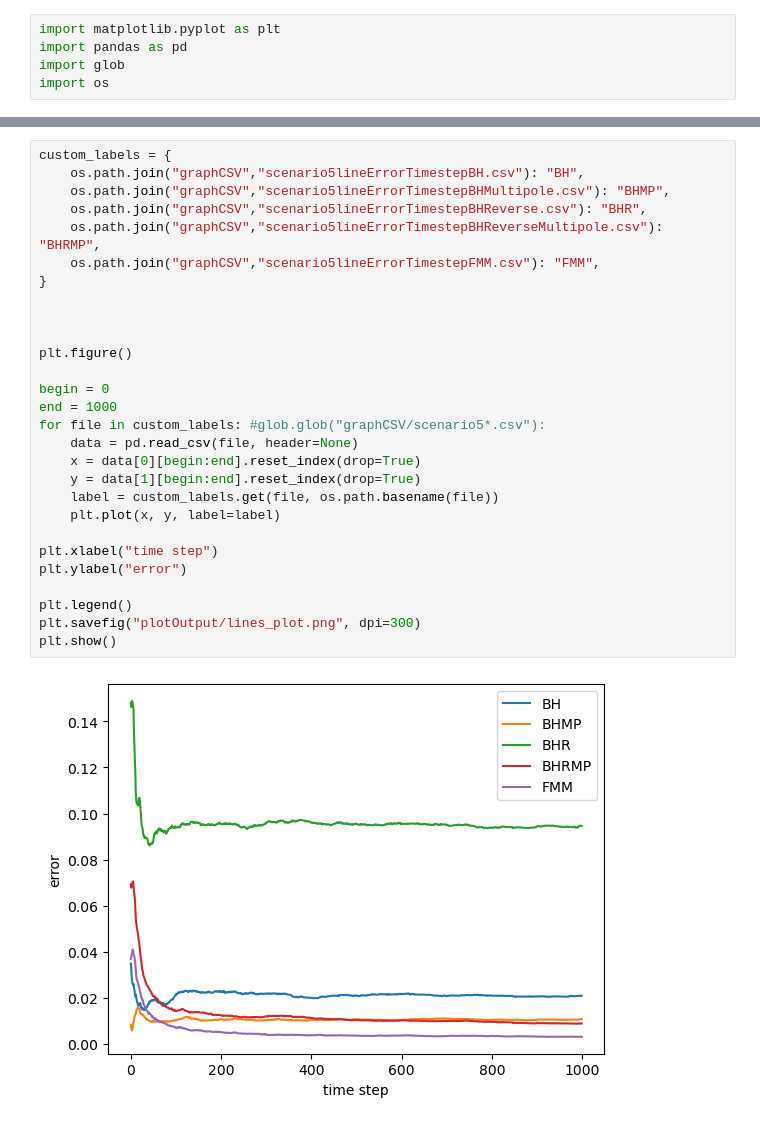
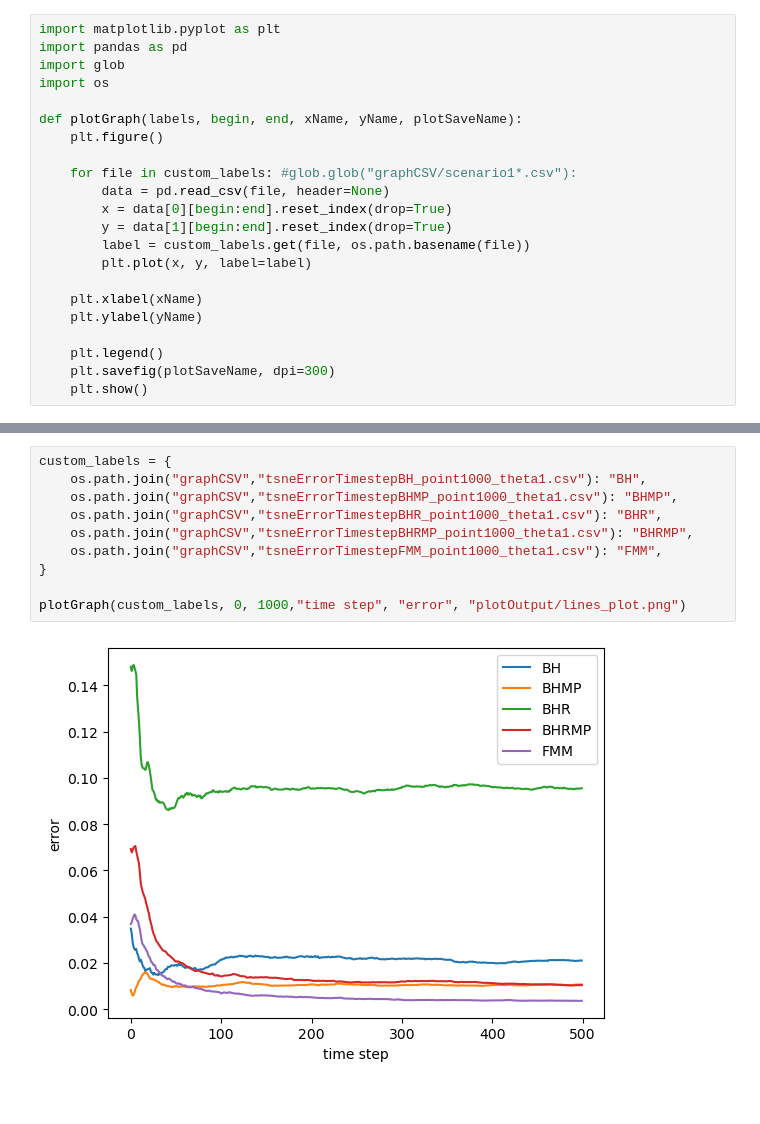
Before and after one commit to LucasFurer/MasterThesisLucas, a Jupyter notebook: grapher.ipynb, the cells around one changed output, grey strips where cells are left out. Cells and saved outputs as stored; diff of their text form.

```diff
--- a/grapher.ipynb
+++ b/grapher.ipynb
@@ -3,5 +3,22 @@ import matplotlib.pyplot as plt
 import pandas as pd
 import glob
 import os
+
+def plotGraph(labels, begin, end, xName, yName, plotSaveName):
+    plt.figure()
+
+    for file in custom_labels: #glob.glob("graphCSV/scenario1*.csv"):
+        data = pd.read_csv(file, header=None)
+        x = data[0][begin:end].reset_index(drop=True)
+        y = data[1][begin:end].reset_index(drop=True)
+        label = custom_labels.get(file, os.path.basename(file))
+        plt.plot(x, y, label=label)
+
+    plt.xlabel(xName)
+    plt.ylabel(yName)
+
+    plt.legend()
+    plt.savefig(plotSaveName, dpi=300)
+    plt.show()
 # %%
 custom_labels = {
@@ -115,31 +68,13 @@ plt.show()
 [figure]
 # %%
 custom_labels = {
-    os.path.join("graphCSV","scenario5lineErrorTimestepBH.csv"): "BH",
-    os.path.join("graphCSV","scenario5lineErrorTimestepBHMultipole.csv"): "BHMP",
-    os.path.join("graphCSV","scenario5lineErrorTimestepBHReverse.csv"): "BHR",
-    os.path.join("graphCSV","scenario5lineErrorTimestepBHReverseMultipole.csv"): "BHRMP",
-    os.path.join("graphCSV","scenario5lineErrorTimestepFMM.csv"): "FMM",
+    os.path.join("graphCSV","tsneErrorTimestepBH_point1000_theta1.csv"): "BH",
+    os.path.join("graphCSV","tsneErrorTimestepBHMP_point1000_theta1.csv"): "BHMP",
+    os.path.join("graphCSV","tsneErrorTimestepBHR_point1000_theta1.csv"): "BHR",
+    os.path.join("graphCSV","tsneErrorTimestepBHRMP_point1000_theta1.csv"): "BHRMP",
+    os.path.join("graphCSV","tsneErrorTimestepFMM_point1000_theta1.csv"): "FMM",
 }
 
-
-
-plt.figure()
-
-begin = 0
-end = 1000
-for file in custom_labels: #glob.glob("graphCSV/scenario5*.csv"):
-    data = pd.read_csv(file, header=None)
-    x = data[0][begin:end].reset_index(drop=True)
-    y = data[1][begin:end].reset_index(drop=True)
-    label = custom_labels.get(file, os.path.basename(file))
-    plt.plot(x, y, label=label)
-
-plt.xlabel("time step")
-plt.ylabel("error")
-
-plt.legend()
-plt.savefig("plotOutput/lines_plot.png", dpi=300)
-plt.show()
+plotGraph(custom_labels, 0, 1000,"time step", "error", "plotOutput/lines_plot.png")
 # %% [output]
-[figure, old version]
+[figure, new version]
```
Also changed, not shown: parts of 4 cells of this notebook, 2 other files.
